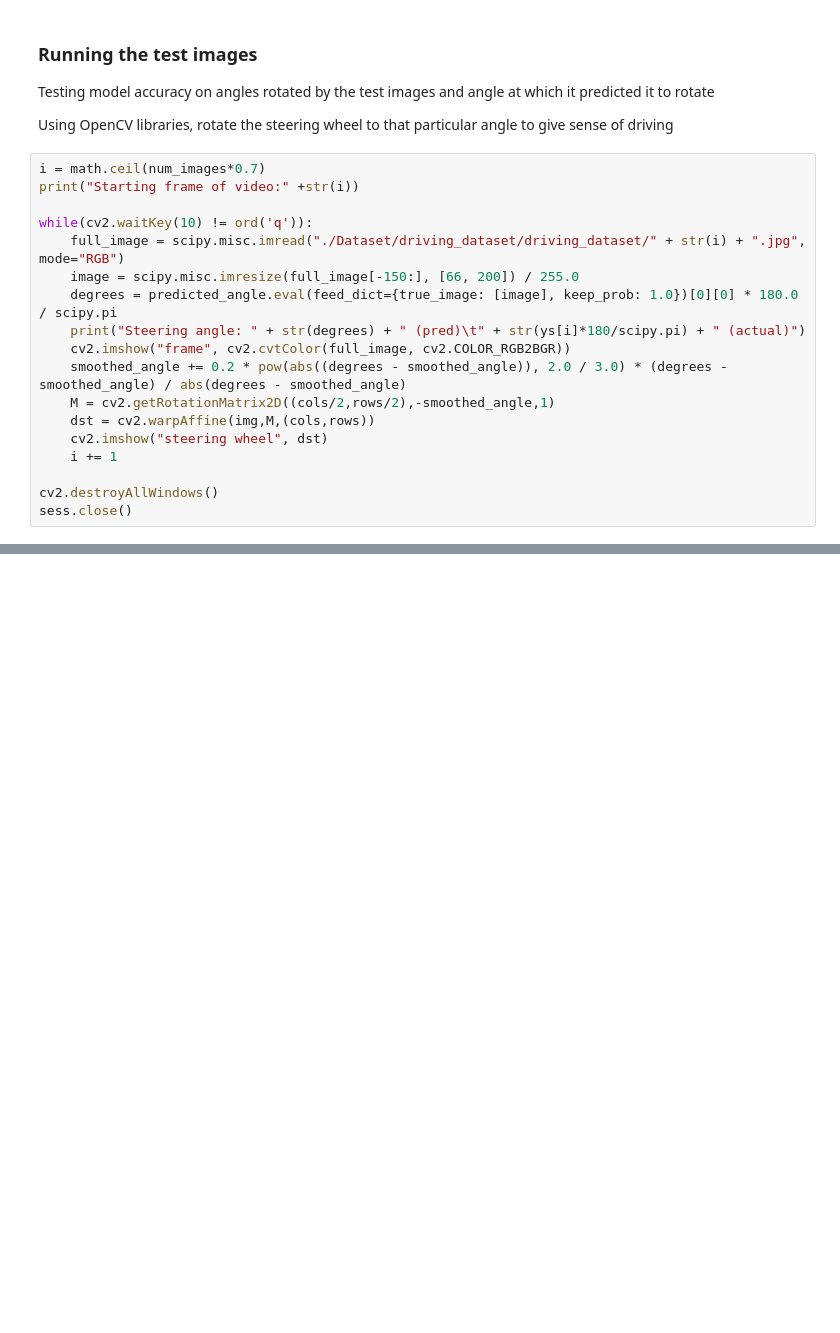
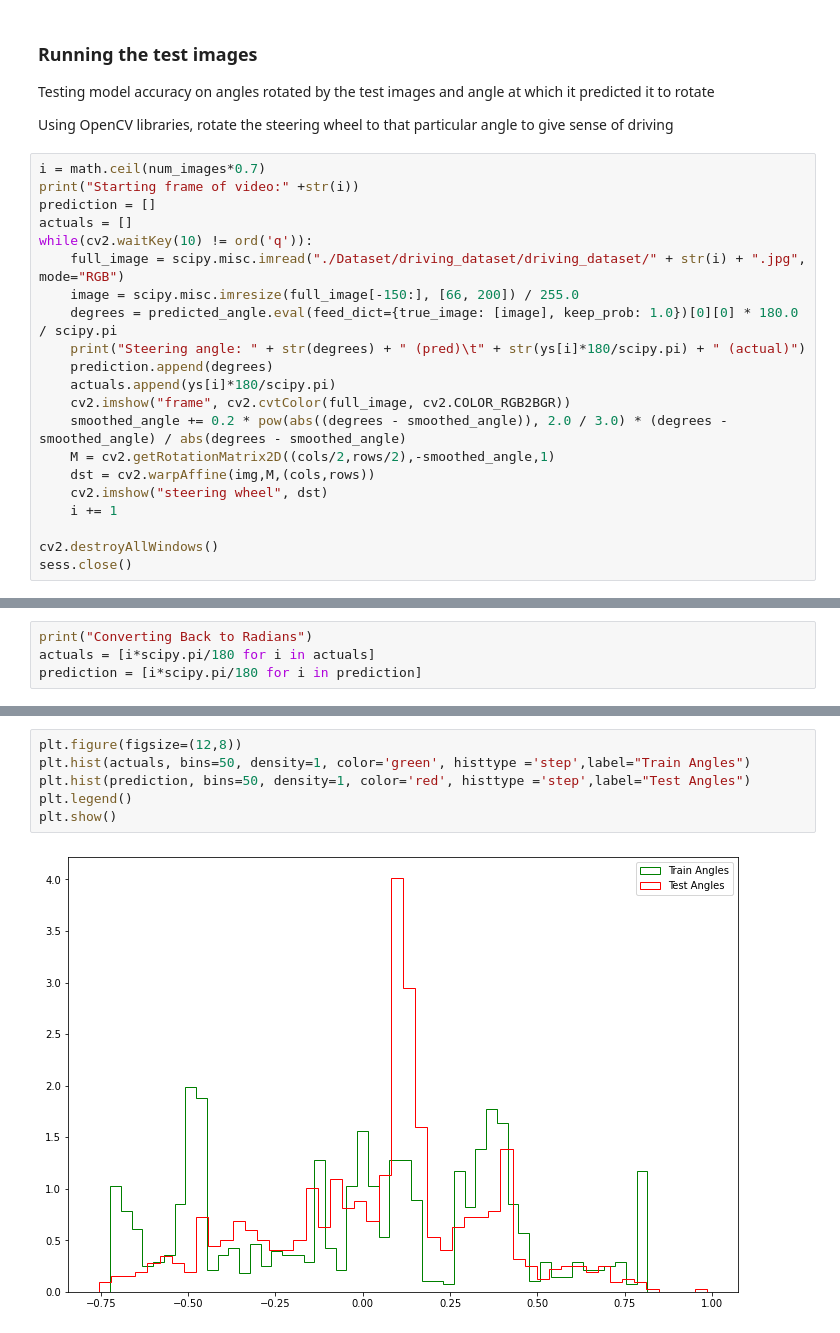
Before and after one commit to Ativeer/Self-Driving-Car-Simulation, a Jupyter notebook: Code/model_atan.ipynb, the cells around one changed output, grey strips where cells are left out. Drawn from its saved outputs; the diff is of its cells as text; blank space fills up the shorter version.

```diff
--- a/Code/model_atan.ipynb
+++ b/Code/model_atan.ipynb
@@ -84,12 +82,15 @@ Using OpenCV libraries, rotate the steering wheel to that particular angle to gi
 # %%
 i = math.ceil(num_images*0.7)
 print("Starting frame of video:" +str(i))
-
+prediction = []
+actuals = []
 while(cv2.waitKey(10) != ord('q')):
     full_image = scipy.misc.imread("./Dataset/driving_dataset/driving_dataset/" + str(i) + ".jpg", mode="RGB")
     image = scipy.misc.imresize(full_image[-150:], [66, 200]) / 255.0
     degrees = predicted_angle.eval(feed_dict={true_image: [image], keep_prob: 1.0})[0][0] * 180.0 / scipy.pi
     print("Steering angle: " + str(degrees) + " (pred)\t" + str(ys[i]*180/scipy.pi) + " (actual)")
+    prediction.append(degrees)
+    actuals.append(ys[i]*180/scipy.pi)
     cv2.imshow("frame", cv2.cvtColor(full_image, cv2.COLOR_RGB2BGR))
     smoothed_angle += 0.2 * pow(abs((degrees - smoothed_angle)), 2.0 / 3.0) * (degrees - smoothed_angle) / abs(degrees - smoothed_angle)
     M = cv2.getRotationMatrix2D((cols/2,rows/2),-smoothed_angle,1)
@@ -119,0 +121,4 @@ Steering angle: 16.746867401420687 (pred)       19.66 (actual)
+# %%
+print("Converting Back to Radians")
+actuals = [i*scipy.pi/180 for i in actuals]
+prediction = [i*scipy.pi/180 for i in prediction]
@@ -119,0 +131,8 @@ Steering angle: 16.746867401420687 (pred)       19.66 (actual)
+# %%
+plt.figure(figsize=(12,8))
+plt.hist(actuals, bins=50, density=1, color='green', histtype ='step',label="Train Angles")
+plt.hist(prediction, bins=50, density=1, color='red', histtype ='step',label="Test Angles")
+plt.legend()
+plt.show()
+# %% [output]
+[figure, added]
```
Also changed, not shown: parts of 8 cells of this notebook, 2 other files.
